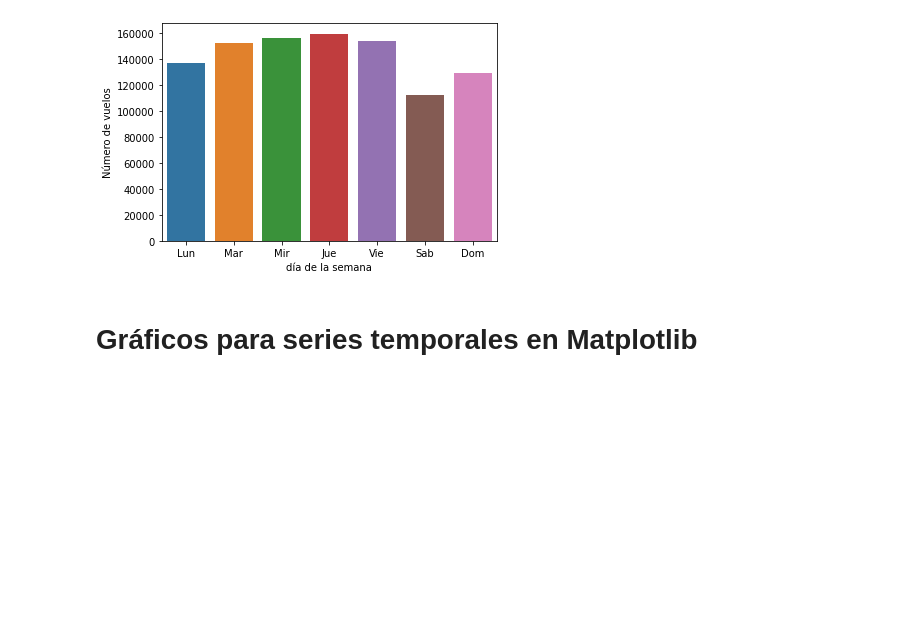
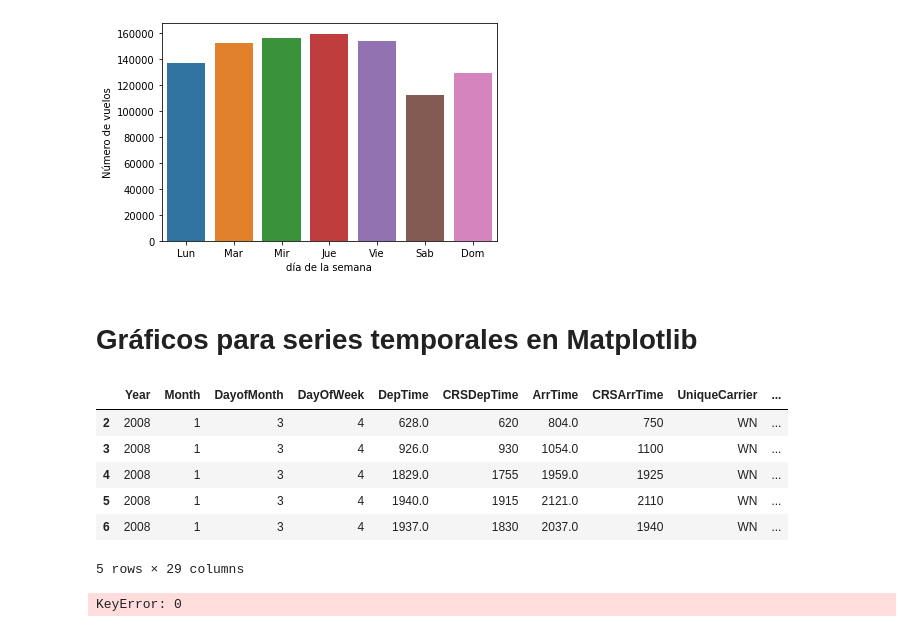
Before and after one commit to jcombari/Linkedin_courses, a Jupyter notebook: 01_Python para data science y big data esencial/04_Visualización de datos en Matplotlib.ipynb, the cells around one changed output. Drawn from its saved outputs; the diff is of its cells as text; code cells hidden in the pictures; blank space fills up the shorter version.

```diff
--- a/01_Python para data science y big data esencial/04_Visualización de datos en Matplotlib.ipynb
+++ b/01_Python para data science y big data esencial/04_Visualización de datos en Matplotlib.ipynb
@@ -164,4 +164,20 @@ import datetime
 import time
 df = pd.read_csv("C:/Users/jenny/Documents/GITHUB/Linkedin_courses_bbdd/base_datos_2008.csv")
 df2=df[df["Origin"].isin(["ATL","HOU","IND"])]
-df2=df2.head(500000)
+df=df2.head(500000)
+# %%
+df.head()
+# %% [output]
+|  | Year | Month | DayofMonth | DayOfWeek | DepTime | CRSDepTime | ArrTime | CRSArrTime | UniqueCarrier | ... |
+| 2 | 2008 | 1 | 3 | 4 | 628.0 | 620 | 804.0 | 750 | WN | ... |
+| 3 | 2008 | 1 | 3 | 4 | 926.0 | 930 | 1054.0 | 1100 | WN | ... |
+| 4 | 2008 | 1 | 3 | 4 | 1829.0 | 1755 | 1959.0 | 1925 | WN | ... |
+| 5 | 2008 | 1 | 3 | 4 | 1940.0 | 1915 | 2121.0 | 2110 | WN | ... |
+| 6 | 2008 | 1 | 3 | 4 | 1937.0 | 1830 | 2037.0 | 1940 | WN | ... |
+5 rows × 29 columns
+# %%
+times = []
+for i in np.arange(len(df)):
+    times.append(datetime.datetime(Year=2008, month= df.loc[i,"Month"], day=df.loc[i, DayofMonth]))
+# %% [output]
+KeyError: 0
```
